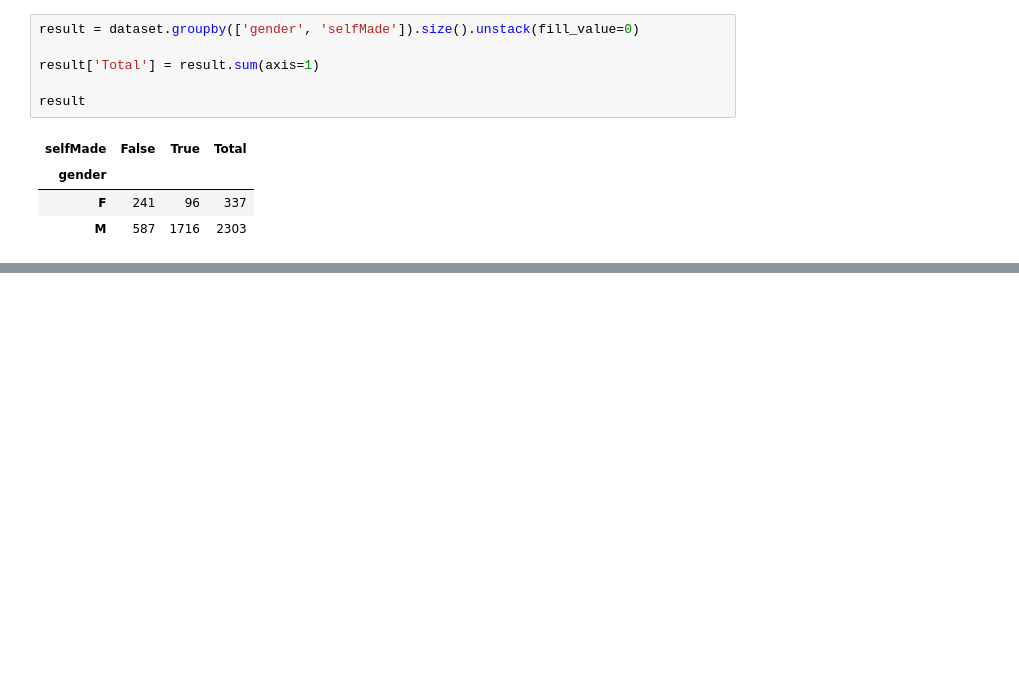
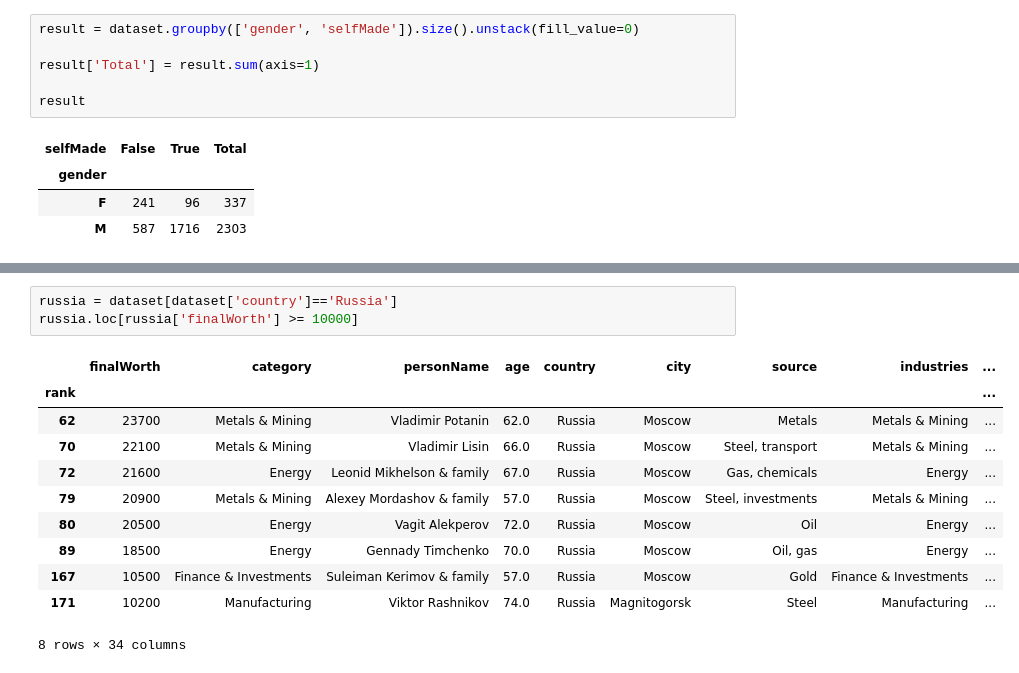
Before and after one commit to Kowallskiy/world_education, a Jupyter notebook: billion.ipynb, the cells around one changed output, grey strips where cells are left out. Cells and saved outputs as stored; diff of their text form; blank space fills up the shorter version.

```diff
--- a/billion.ipynb
+++ b/billion.ipynb
@@ -119,0 +156,15 @@ result
+# %%
+russia = dataset[dataset['country']=='Russia']
+russia.loc[russia['finalWorth'] >= 10000]
+# %% [output]
+|  | finalWorth | category | personName | age | country | city | source | industries | ... |
+| rank |  |  |  |  |  |  |  |  | ... |
+| 62 | 23700 | Metals & Mining | Vladimir Potanin | 62.0 | Russia | Moscow | Metals | Metals & Mining | ... |
+| 70 | 22100 | Metals & Mining | Vladimir Lisin | 66.0 | Russia | Moscow | Steel, transport | Metals & Mining | ... |
+| 72 | 21600 | Energy | Leonid Mikhelson & family | 67.0 | Russia | Moscow | Gas, chemicals | Energy | ... |
+| 79 | 20900 | Metals & Mining | Alexey Mordashov & family | 57.0 | Russia | Moscow | Steel, investments | Metals & Mining | ... |
+| 80 | 20500 | Energy | Vagit Alekperov | 72.0 | Russia | Moscow | Oil | Energy | ... |
+| 89 | 18500 | Energy | Gennady Timchenko | 70.0 | Russia | Moscow | Oil, gas | Energy | ... |
+| 167 | 10500 | Finance & Investments | Suleiman Kerimov & family | 57.0 | Russia | Moscow | Gold | Finance & Investments | ... |
+| 171 | 10200 | Manufacturing | Viktor Rashnikov | 74.0 | Russia | Magnitogorsk | Steel | Manufacturing | ... |
+8 rows × 34 columns
```
Also changed, not shown: parts of 8 cells of this notebook.
